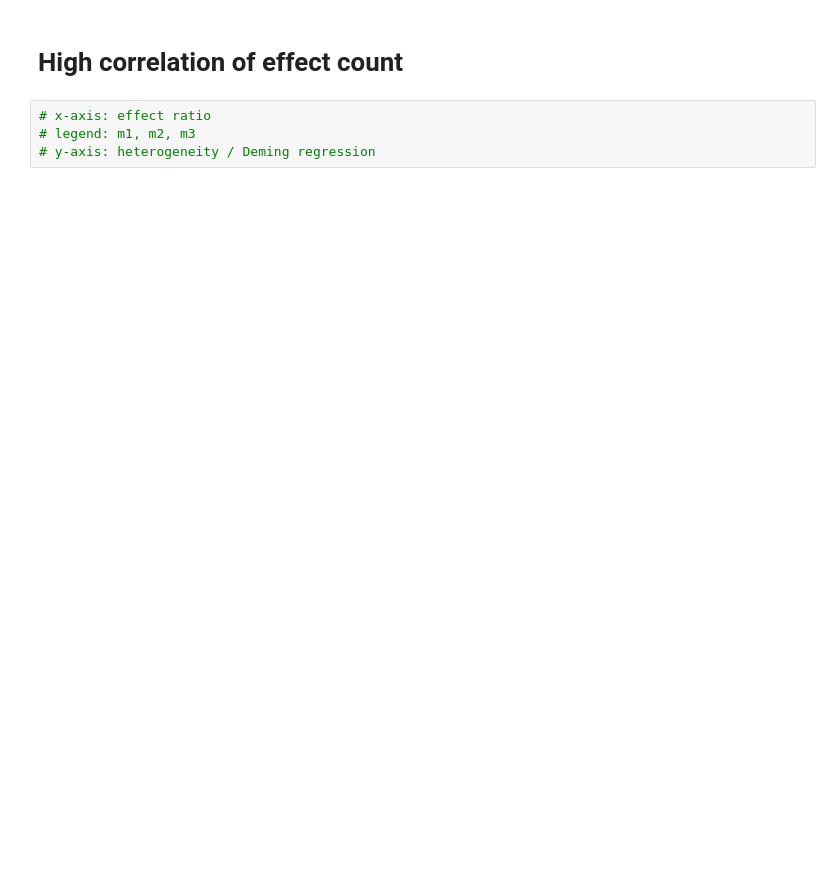
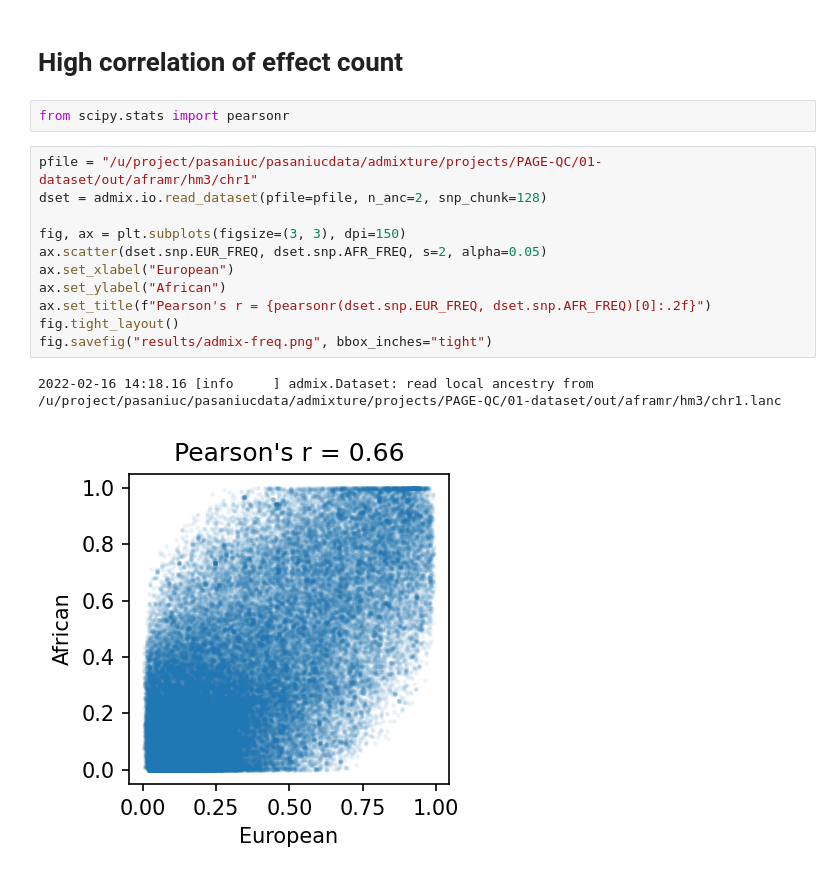
Before and after one commit to KangchengHou/admix-genet-cor, a Jupyter notebook: experiments/02-region-locus-simulate/04-run-lanc-pitfall.ipynb, the cells around one changed output. Saved outputs shown, nothing was run; the diff lists cells and outputs as text; blank space fills up the shorter version.

```diff
--- a/experiments/02-region-locus-simulate/04-run-lanc-pitfall.ipynb
+++ b/experiments/02-region-locus-simulate/04-run-lanc-pitfall.ipynb
@@ -314,6 +579,18 @@ fig.savefig("results/lanc-pitfall.pdf", bbox_inches="tight")
 # %% [markdown]
 # High correlation of effect count
-# %%
-# x-axis: effect ratio
-# legend: m1, m2, m3
-# y-axis: heterogeneity / Deming regression
+# %%
+from scipy.stats import pearsonr
+# %%
+pfile = "/u/project/pasaniuc/pasaniucdata/admixture/projects/PAGE-QC/01-dataset/out/aframr/hm3/chr1"
+dset = admix.io.read_dataset(pfile=pfile, n_anc=2, snp_chunk=128)
+
+fig, ax = plt.subplots(figsize=(3, 3), dpi=150)
+ax.scatter(dset.snp.EUR_FREQ, dset.snp.AFR_FREQ, s=2, alpha=0.05)
+ax.set_xlabel("European")
+ax.set_ylabel("African")
+ax.set_title(f"Pearson's r = {pearsonr(dset.snp.EUR_FREQ, dset.snp.AFR_FREQ)[0]:.2f}")
+fig.tight_layout()
+fig.savefig("results/admix-freq.png", bbox_inches="tight")
+# %% [output]
+2022-02-16 14:18.16 [info     ] admix.Dataset: read local ancestry from /u/project/pasaniuc/pasaniucdata/admixture/projects/PAGE-QC/01-dataset/out/aframr/hm3/chr1.lanc
+[figure, added]
```
Also changed, not shown: parts of 17 cells of this notebook, 18 other files.
